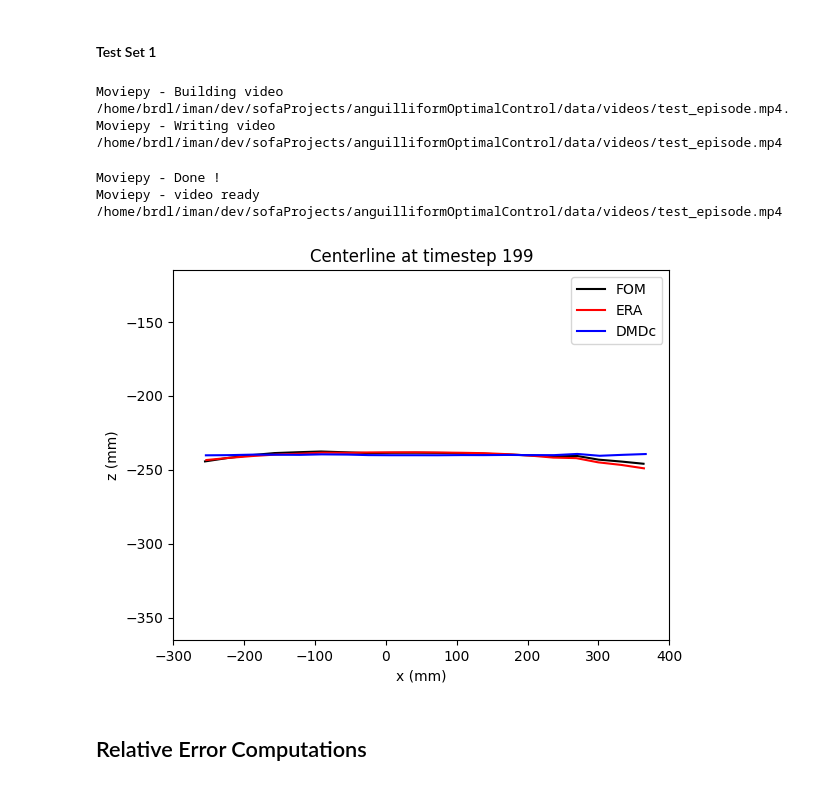
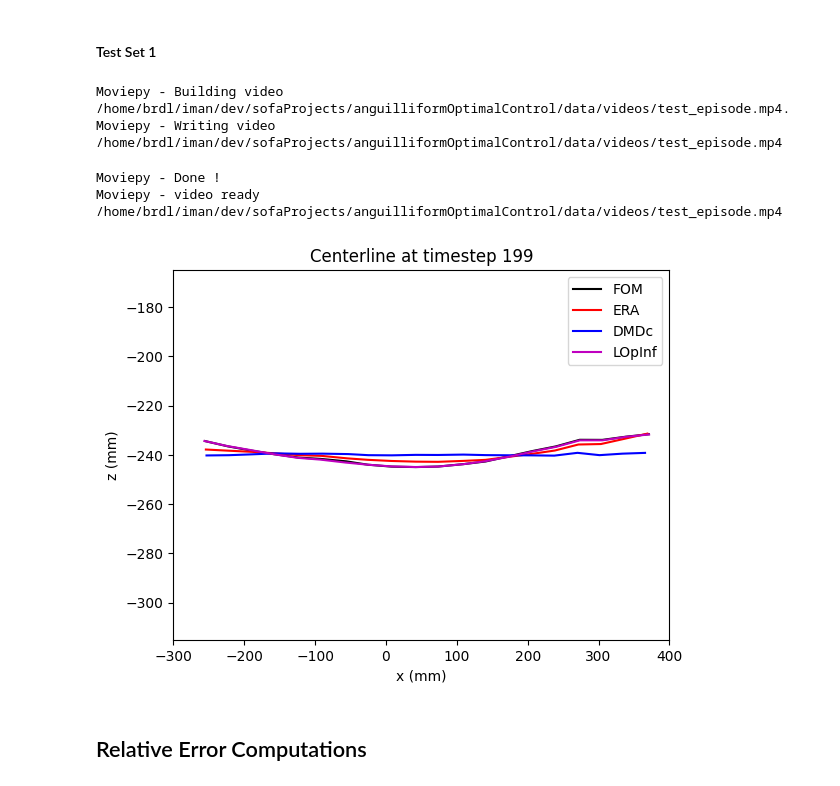
Before and after one commit to iman-adibnazari/anguilliformOptimalControl, a Jupyter notebook: src/compareROMMethods_3Segment.ipynb, the cells around one changed output. Cells and saved outputs as stored; diff of their text form; code cells hidden in the pictures.

```diff
--- a/src/compareROMMethods_3Segment.ipynb
+++ b/src/compareROMMethods_3Segment.ipynb
@@ -310,8 +338,8 @@ for i in range(n_train+n_test):
 # %% [markdown]
 ### LOpInf
 # %%
-# # Read in data from LOpInf Trials
-# mat = scipy.io.loadmat(filepath+'lopinf_rom_r_16.mat')
-# # Extract data from LOpInf Trials
+# Read in data from LOpInf Trials
+
+mat = mat73.loadmat(filepath+'lopinf_rom_r_6.mat')
 # X_hat_rom_lopinf = mat['stateData_approx']
-# Y_hat_rom_lopinf = mat['outputData_approx']
+Y_hat_rom_lopinf = mat['outputData_approx']
@@ -326,6 +356,8 @@ for i in range(n_train+n_test):
     Y_fom[:,:,i] = Y_fom[:,:,i] + Y0[:,i].reshape(m,1)
 # %% [markdown]
 ## Response Visualizations
+# %%
+t = np.arange(0,dt*n_timesteps,dt)
 # %% [markdown]
 ### First Output Response
 # %% [markdown]
@@ -414,8 +443,8 @@ duration = numFrames/fps
 # Axis limits for video
 xlim_max = 400
 xlim_min =  -300
-zlim_max = -115
-zlim_min = -365
+zlim_max = -165
+zlim_min = -315
 ulim_max = 0.2
 ulim_min = -0.2
 # # Parameters for centerline reduction
@@ -439,11 +468,12 @@ def animate(t):
     centerline_era = Y_hat_rom_era[:,i,0].reshape(-1,2)
     centerline_dmdc = Y_hat_rom_dmdc[:,i,0].reshape(-1,2)
     #centerline_opInf = Y_hat_rom_opInf[:,i,0].reshape(-1,2)
-    # centerline_lopinf = Y_hat_rom_lopinf[:,i,0].reshape(-1,2)
+    centerline_lopinf = Y_hat_rom_lopinf[:,i,0].reshape(-1,2)
     # Compute reduced centerlines for each method
     centerline_fom_red = centerline_fom
     centerline_era_red = centerline_era
     centerline_dmdc_red = centerline_dmdc
+    centerline_lopinf_red = centerline_lopinf
     #centerline_opInf_red = reduceCenterline(n_seg,centerline_opInf,N_local)
     # centerline_lopinf_red = reduceCenterline(n_seg,centerline_lopinf,N_local)
     # Plot reduced centerlines
@@ -452,7 +482,7 @@ def animate(t):
     ax.plot(centerline_era_red[:,1],centerline_era_red[:,0],'r',label='ERA')
     ax.plot(centerline_dmdc_red[:,1],centerline_dmdc_red[:,0],'b',label='DMDc')
     #ax.plot(centerline_opInf_red[:,0],centerline_opInf_red[:,1],'g',label='OpInf')
-    # ax.plot(centerline_lopinf_red[:,0],centerline_lopinf_red[:,1],'m',label='LOpInf')
+    ax.plot(centerline_lopinf_red[:,1],centerline_lopinf_red[:,0],'m',label='LOpInf')
     ax.set_xlim(xlim_min,xlim_max)
     ax.set_ylim(zlim_min,zlim_max)
     ax.set_xlabel('x (mm)')
@@ -481,40 +511,41 @@ def animate(t):
     # Get frame index
     i = int(round(t*fps))
     # Reshape centerline data for each method for the given timestep of the first testing episode
-    centerline_fom = Y_fom[:,i,n_train].reshape(-1,2)
-    centerline_era = Y_hat_rom_era[:,i,n_train].reshape(-1,2)
-    centerline_dmdc = Y_hat_rom_dmdc[:,i,n_train].reshape(-1,2)
+    centerline_fom = Y_fom[:,i,n_train+1].reshape(-1,2)
+    centerline_era = Y_hat_rom_era[:,i,n_train+1].reshape(-1,2)
+    centerline_dmdc = Y_hat_rom_dmdc[:,i,n_train+1].reshape(-1,2)
     #centerline_opInf = Y_hat_rom_opInf[:,i,0].reshape(-1,2)
-    # centerline_lopinf = Y_hat_rom_lopinf[:,i,0].reshape(-1,2)
+    centerline_lopinf = Y_hat_rom_lopinf[:,i,n_train+11].reshape(-1,2)
     # Compute reduced centerlines for each method
     centerline_fom_red = centerline_fom
     centerline_era_red = centerline_era
     centerline_dmdc_red = centerline_dmdc
+    centerline_lopinf_red = centerline_lopinf
     #centerline_opInf_red = reduceCenterline(n_seg,centerline_opInf,N_local)
     # centerline_lopinf_red = reduceCenterline(n_seg,centerline_lopinf,N_local)
     # Plot reduced centerlines
     ax.clear()
     ax.plot(centerline_fom_red[:,1],centerline_fom_red[:,0],'k',label='FOM')
     ax.plot(centerline_era_red[:,1],centerline_era_red[:,0],'r',label='ERA')
     ax.plot(centerline_dmdc_red[:,1],centerline_dmdc_red[:,0],'b',label='DMDc')
     #ax.plot(centerline_opInf_red[:,0],centerline_opInf_red[:,1],'g',label='OpInf')
-    # ax.plot(centerline_lopinf_red[:,0],centerline_lopinf_red[:,1],'m',label='LOpInf')
+    ax.plot(centerline_lopinf_red[:,1],centerline_lopinf_red[:,0],'m',label='LOpInf')
     ax.set_xlim(xlim_min,xlim_max)
     ax.set_ylim(zlim_min,zlim_max)
     ax.set_xlabel('x (mm)')
     ax.set_ylabel('z (mm)')
     ax.set_title('Centerline at timestep '+str(i))
     legend = plt.legend(loc='upper right', shadow=False, fontsize='medium')
     return mplfig_to_npimage(fig)
 
 animation = VideoClip(animate, duration=duration)
 animation.write_videofile(video_path+videoName_test, fps=fps)
 # %% [output]
 Moviepy - Building video /home/brdl/iman/dev/sofaProjects/anguilliformOptimalControl/data/videos/test_episode.mp4.
 Moviepy - Writing video /home/brdl/iman/dev/sofaProjects/anguilliformOptimalControl/data/videos/test_episode.mp4
 Moviepy - Done !
 Moviepy - video ready /home/brdl/iman/dev/sofaProjects/anguilliformOptimalControl/data/videos/test_episode.mp4
-[figure, old version]
+[figure, new version]
 # %% [markdown]
 ## Relative Error Computations
 # %% [markdown]
```
Also changed, not shown: parts of 25 cells of this notebook, 4 other files.
